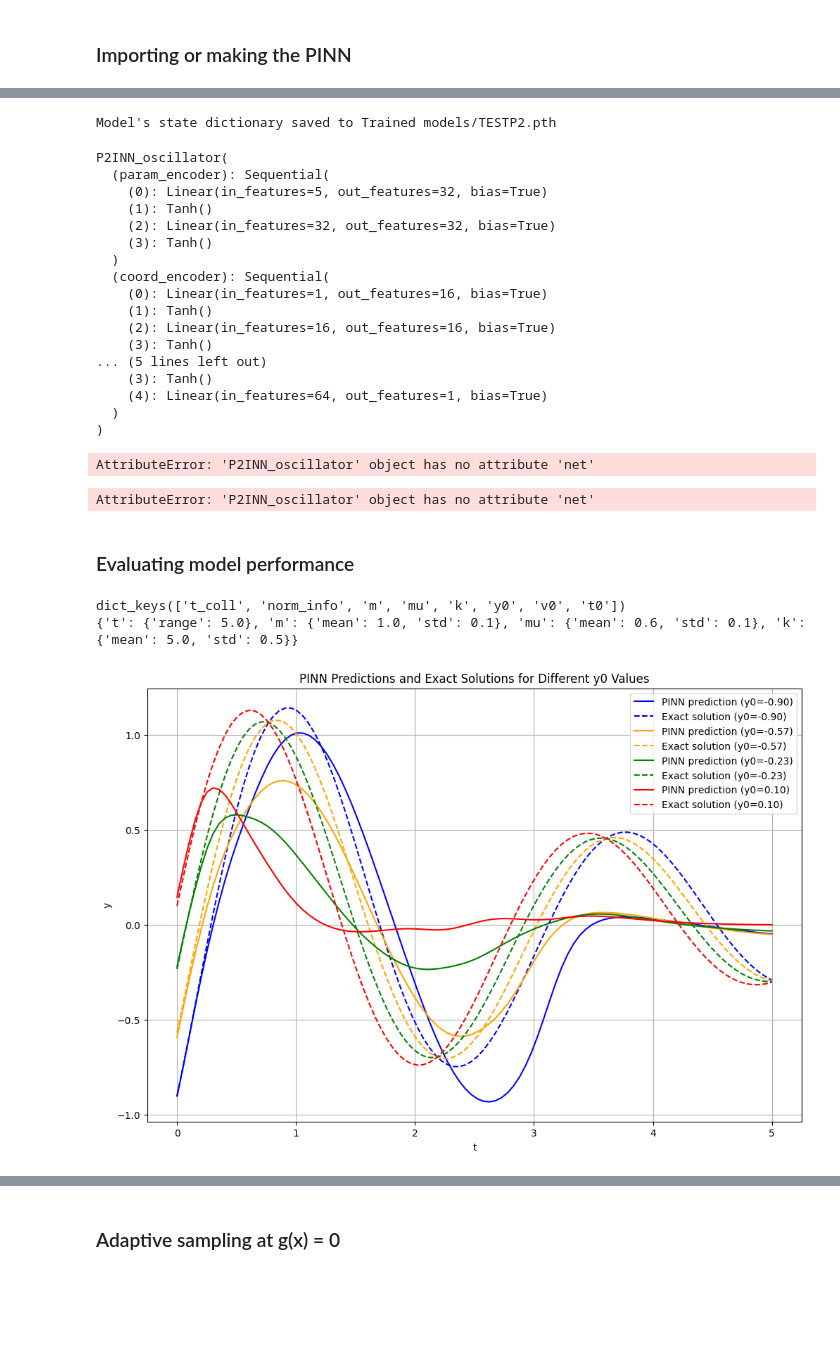
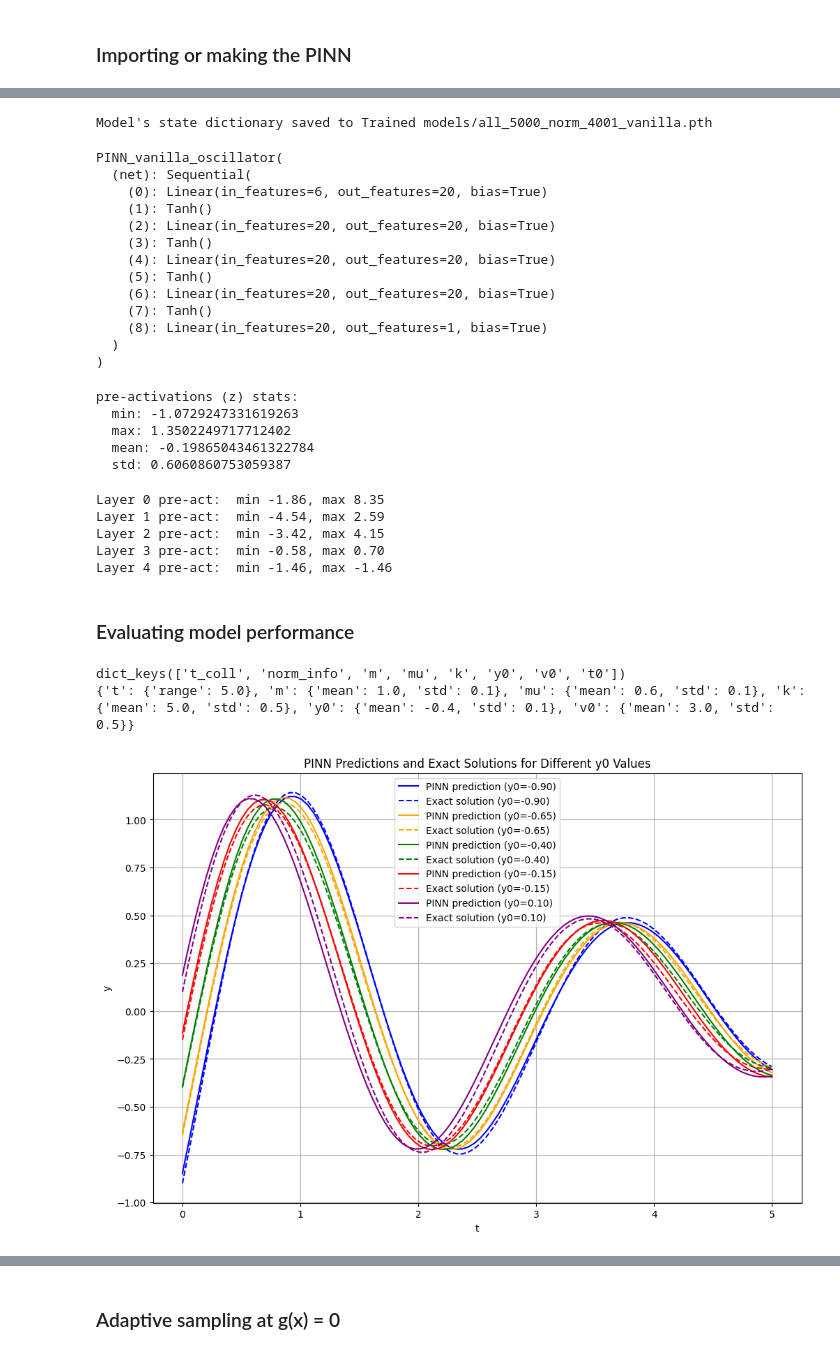
Before and after one commit to jolu2111/Master_thesis, a Jupyter notebook: Code/05_Normalization.ipynb, the cells around one changed output, grey strips where cells are left out. Drawn from its saved outputs; the diff is of its cells as text; code cells hidden in the pictures; blank space fills up the shorter version.

```diff
--- a/Code/05_Normalization.ipynb
+++ b/Code/05_Normalization.ipynb
@@ -18,21 +18,12 @@ set_seed()
 # %%
 specs = {
         't': {'range': 5.0},
-       'm':  {'mean': 1.0,  'std': 0.1, 'lower_multiplier': -2, 'upper_multiplier': 4},
-       'mu': {'mean': 0.6,  'std': 0.1, 'lower_multiplier': -4, 'upper_multiplier': 2},
-       'k':  {'mean': 5.0,  'std': 0.5, 'lower_multiplier': -2, 'upper_multiplier': 4},
-       'y0': {'mean': -0.4, 'std': 0.1, 'lower_multiplier': -2, 'upper_multiplier': 4},
-       'v0': {'mean': 3.0,  'std': 0.5, 'lower_multiplier': -2, 'upper_multiplier': 4},
+       'm':  {'mean': 1.0,  'std': 0.1, 'lower_multiplier': -2, 'upper_multiplier': 8},
+       'mu': {'mean': 0.6,  'std': 0.05, 'lower_multiplier': -8, 'upper_multiplier': 2},
+       'k':  {'mean': 5.0,  'std': 0.5, 'lower_multiplier': -5, 'upper_multiplier': 5},
+       'y0': {'mean': -0.4, 'std': 0.1, 'lower_multiplier': -5, 'upper_multiplier': 5},
+       'v0': {'mean': 3.0,  'std': 0.5, 'lower_multiplier': -5, 'upper_multiplier': 5},
     }
 
-# specs = {
-#         't': {'range': 5.0},
-#        'm':  {'mean': 1.0,  'std': 0.1, 'lower_multiplier': -2, 'upper_multiplier': 4},
-#        'mu': {'mean': 0.6,  'std': 0.05, 'lower_multiplier': -2, 'upper_multiplier': 4},
-#        'k':  {'mean': 5.0,  'std': 0.5, 'lower_multiplier': -2, 'upper_multiplier': 4},
-#        'y0': {'mean': -0.4, 'std': 0.1, 'lower_multiplier': -2, 'upper_multiplier': 4},
-#        'v0': {'mean': 3.0,  'std': 0.5, 'lower_multiplier': -2, 'upper_multiplier': 4},
-#     }
-
 # Run training pipeline
-params=initialize_param(500,distribute=['m','mu','k','y0','v0'],specs=specs, normalize=True)
+params=initialize_param(5000,distribute=['m','mu','k','y0','v0'],specs=specs, normalize=True)
@@ -73,6 +30,6 @@ print(params['norm_info'])
 # %%
-mass_mu_model = P2INN_oscillator()
+mass_mu_model = PINN_vanilla_oscillator(hidden_size=20, hidden_layers=3)
 optimizer = optim.Adam(mass_mu_model.parameters(), lr=0.001)
-trainer = Trainer(mass_mu_model, optimizer,epochs=10000, lambda_bc=2.0)
+trainer = Trainer(mass_mu_model, optimizer,epochs=4000, lambda_bc=2.0)
 trainer.train(params)
 # %% [output]
@@ -93,7 +48,7 @@ Epoch 5000, PDE loss: 0.00975949689745903, BC loss: 0.001656847889535129
 import os
 
 # Save the model's state dictionary to the "Trained models" folder
-model_path = "Trained models/TESTP2.pth"
+model_path = "Trained models/all_5000_norm_4001_vanilla.pth"
 
 if os.path.exists(model_path):
     response = input(f"The file '{model_path}' already exists. Do you want to replace it? (yes/no): ").strip().lower()
@@ -106,4 +61,4 @@ else:
     torch.save(mass_mu_model.state_dict(), model_path)
     print(f"Model's state dictionary saved to {model_path}")
 # %% [output]
-Model's state dictionary saved to Trained models/TESTP2.pth
+Model's state dictionary saved to Trained models/all_5000_norm_4001_vanilla.pth
@@ -123,26 +65,22 @@ PINN_model.eval()
 # %%
-PINN_model = P2INN_oscillator()
+PINN_model = PINN_vanilla_oscillator()
 # Load the saved state dictionary with weights_only=True
 PINN_model.load_state_dict(torch.load("Trained models/" \
-"TESTP2.pth"
+"all_5000_norm_4001_vanilla.pth"
 , weights_only=True))
 PINN_model.eval()
 # %% [output]
-P2INN_oscillator(
-  (param_encoder): Sequential(
-    (0): Linear(in_features=5, out_features=32, bias=True)
+PINN_vanilla_oscillator(
+  (net): Sequential(
+    (0): Linear(in_features=6, out_features=20, bias=True)
     (1): Tanh()
-    (2): Linear(in_features=32, out_features=32, bias=True)
+    (2): Linear(in_features=20, out_features=20, bias=True)
     (3): Tanh()
-  )
-  (coord_encoder): Sequential(
-    (0): Linear(in_features=1, out_features=16, bias=True)
-    (1): Tanh()
-    (2): Linear(in_features=16, out_features=16, bias=True)
-    (3): Tanh()
-... (5 lines left out)
-    (3): Tanh()
-    (4): Linear(in_features=64, out_features=1, bias=True)
+    (4): Linear(in_features=20, out_features=20, bias=True)
+    (5): Tanh()
+    (6): Linear(in_features=20, out_features=20, bias=True)
+    (7): Tanh()
+    (8): Linear(in_features=20, out_features=1, bias=True)
   )
 )
 # %%
@@ -175,7 +113,11 @@ print("  max:", z.max().item())
 print("  mean:", z.mean().item())
 print("  std:", z.std().item())
 # %% [output]
-AttributeError: 'P2INN_oscillator' object has no attribute 'net'
+pre-activations (z) stats:
+  min: -1.0729247331619263
+  max: 1.3502249717712402
+  mean: -0.19865043461322784
+  std: 0.6060860753059387
 # %%
 def inspect_activations(model, x):
     """
@@ -214,47 +156,45 @@ x_test = torch.cat([τ_test, m_z, mu_z, k_z, y0_z, v0_z], dim=1)
 # And inspect all layers’ pre‐activations:
 inspect_activations(PINN_model, x_test)
 # %% [output]
-AttributeError: 'P2INN_oscillator' object has no attribute 'net'
+Layer 0 pre-act:  min -1.86, max 8.35
+Layer 1 pre-act:  min -4.54, max 2.59
+Layer 2 pre-act:  min -3.42, max 4.15
+Layer 3 pre-act:  min -0.58, max 0.70
+Layer 4 pre-act:  min -1.46, max -1.46
 # %% [markdown]
 ### Evaluating model performance
-# %%
-m_mean, m_std = specs['m']['mean'], specs['m']['std']
-mu_mean, mu_std = specs['mu']['mean'], specs['mu']['std']
-k_mean, k_std = specs['k']['mean'], specs['k']['std']
-y0_mean, y0_std = specs['y0']['mean'], specs['y0']['std']
-v0_mean, v0_std = specs['v0']['mean'], specs['v0']['std']
 # %%
 print(params.keys())
 print(params['norm_info'])
 # %% [output]
 dict_keys(['t_coll', 'norm_info', 'm', 'mu', 'k', 'y0', 'v0', 't0'])
-{'t': {'range': 5.0}, 'm': {'mean': 1.0, 'std': 0.1}, 'mu': {'mean': 0.6, 'std': 0.1}, 'k': {'mean': 5.0, 'std': 0.5}}
+{'t': {'range': 5.0}, 'm': {'mean': 1.0, 'std': 0.1}, 'mu': {'mean': 0.6, 'std': 0.1}, 'k': {'mean': 5.0, 'std': 0.5}, 'y0': {'mean': -0.4, 'std': 0.1}, 'v0': {'mean': 3.0, 'std': 0.5}}
 # %%
 t_test = torch.linspace(0, 5, 100).view(-1, 1)
 t_coll = t_test / specs['t']['range']
 
-y0_values = np.linspace(y0_mean - 5 * y0_std, y0_mean + 5 * y0_std, 4)
+y0_values = np.linspace(y0_mean - 5 * y0_std, y0_mean + 5 * y0_std, 5)
 
 plt.figure(figsize=(12, 8))
 colors = ['blue', 'orange', 'green', 'red', 'purple', 'brown']
 
 for y0, color in zip(y0_values, colors):
     test_values = [m_mean, mu_mean, k_mean, y0, v0_mean]
     test_params = make_input_params(t_coll, test_values, params['norm_info'])
     y_pred = PINN_model(t_coll, *test_params)
     y_sol = damped_harmonic_oscillator(t_test.detach().numpy(), *test_values)
 
     plt.plot(t_test.detach().numpy(), y_pred.detach().numpy(), label=f'PINN prediction (y0={y0:.2f})', color=color)
     plt.plot(t_test.detach().numpy(), y_sol, linestyle='--', label=f'Exact solution (y0={y0:.2f})', color=color)
 
 plt.legend()
 plt.title('PINN Predictions and Exact Solutions for Different y0 Values')
 plt.xlabel('t')
 plt.ylabel('y')
 plt.grid()
 plt.show()
 # %% [output]
-[figure, old version]
+[figure, new version]
 # %% [markdown]
 m, mu, k, y0 not norm
 ![image.png](attachment:image.png)
```
Also changed, not shown: parts of 18 cells of this notebook, 22 other files.
